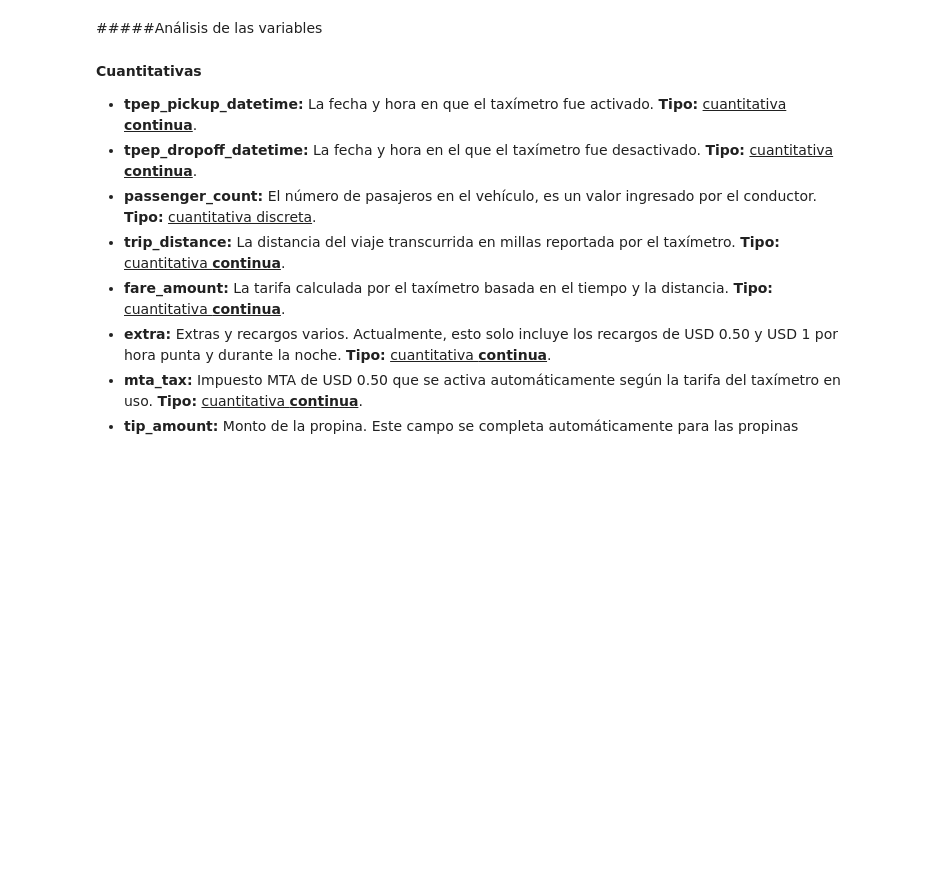
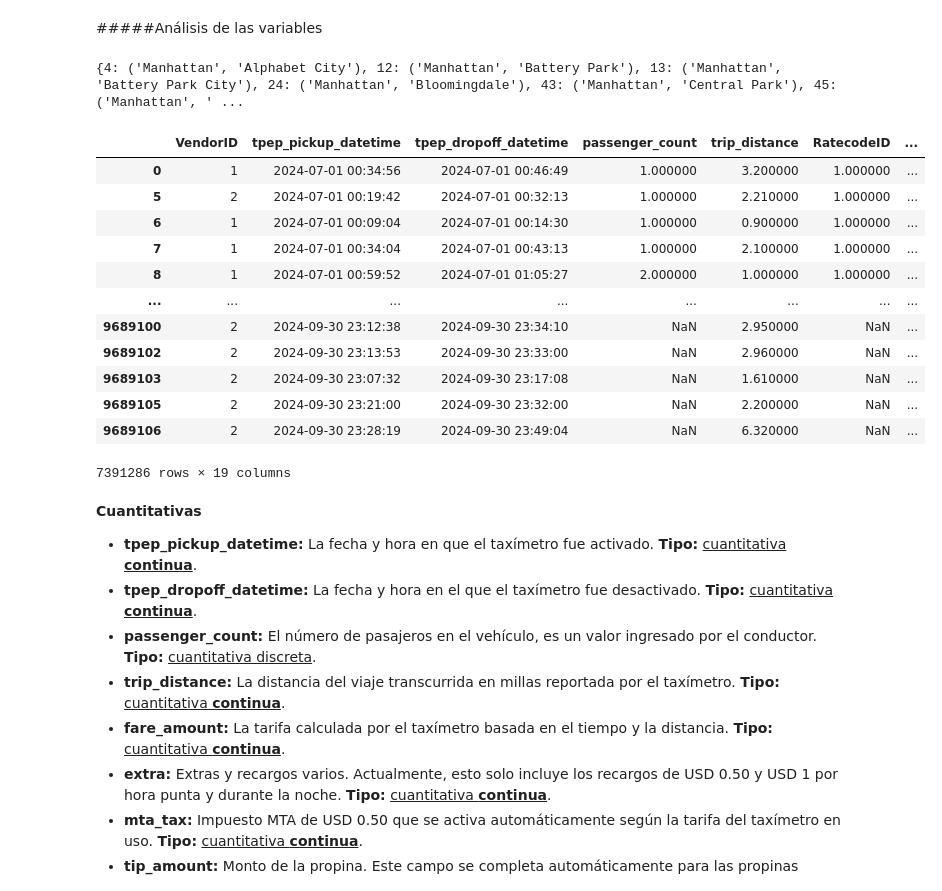
Before and after one commit to CD-GRUPO3/TA047R-1C2025-GRUPO03, a Jupyter notebook: TA047R_TP1_GRUPO03_ENTREGA_EJ1.ipynb, the cells around one changed output. Cells and saved outputs as stored; diff of their text form; code cells hidden in the pictures; blank space fills up the shorter version.

Commit message:
Se filtraron las zonas que no correspondian en el estudio del dataset

```diff
--- a/TA047R_TP1_GRUPO03_ENTREGA_EJ1.ipynb
+++ b/TA047R_TP1_GRUPO03_ENTREGA_EJ1.ipynb
@@ -90,6 +90,35 @@ stations= pd.read_csv('/content/taxi_zone_lookup.csv')
 data = pd.concat([dataJulio,dataAgosto,dataSeptiembre],axis=0, ignore_index=True)
 # %% [markdown]
 #####Análisis de las variables
+# %%
+stations=stations[stations['service_zone']=='Yellow Zone']
+
+stations
+dic_stations={}
+
+for index, row in stations.iterrows():
+  dic_stations[row['LocationID']] = (row['Borough'], row['Zone'])
+
+
+print(dic_stations)
+
+data_filtrada = data[data['DOLocationID'].isin(dic_stations) & data['PULocationID'].isin(dic_stations)] #Filtramos las zonas de servicio que no sean "Yellow Zone"
+data_filtrada #Esta bien hacer esto????
+# %% [output]
+{4: ('Manhattan', 'Alphabet City'), 12: ('Manhattan', 'Battery Park'), 13: ('Manhattan', 'Battery Park City'), 24: ('Manhattan', 'Bloomingdale'), 43: ('Manhattan', 'Central Park'), 45: ('Manhattan', ' ...
+|  | VendorID | tpep_pickup_datetime | tpep_dropoff_datetime | passenger_count | trip_distance | RatecodeID | ... |
+| 0 | 1 | 2024-07-01 00:34:56 | 2024-07-01 00:46:49 | 1.000000 | 3.200000 | 1.000000 | ... |
+| 5 | 2 | 2024-07-01 00:19:42 | 2024-07-01 00:32:13 | 1.000000 | 2.210000 | 1.000000 | ... |
+| 6 | 1 | 2024-07-01 00:09:04 | 2024-07-01 00:14:30 | 1.000000 | 0.900000 | 1.000000 | ... |
+| 7 | 1 | 2024-07-01 00:34:04 | 2024-07-01 00:43:13 | 1.000000 | 2.100000 | 1.000000 | ... |
+| 8 | 1 | 2024-07-01 00:59:52 | 2024-07-01 01:05:27 | 2.000000 | 1.000000 | 1.000000 | ... |
+| ... | ... | ... | ... | ... | ... | ... | ... |
+| 9689100 | 2 | 2024-09-30 23:12:38 | 2024-09-30 23:34:10 | NaN | 2.950000 | NaN | ... |
+| 9689102 | 2 | 2024-09-30 23:13:53 | 2024-09-30 23:33:00 | NaN | 2.960000 | NaN | ... |
+| 9689103 | 2 | 2024-09-30 23:07:32 | 2024-09-30 23:17:08 | NaN | 1.610000 | NaN | ... |
+| 9689105 | 2 | 2024-09-30 23:21:00 | 2024-09-30 23:32:00 | NaN | 2.200000 | NaN | ... |
+| 9689106 | 2 | 2024-09-30 23:28:19 | 2024-09-30 23:49:04 | NaN | 6.320000 | NaN | ... |
+7391286 rows × 19 columns
 # %% [markdown]
 **Cuantitativas**
 - **tpep_pickup_datetime:** La fecha y hora en que el taxímetro fue activado. **Tipo:** <u>cuantitativa **continua**</u>.
```
